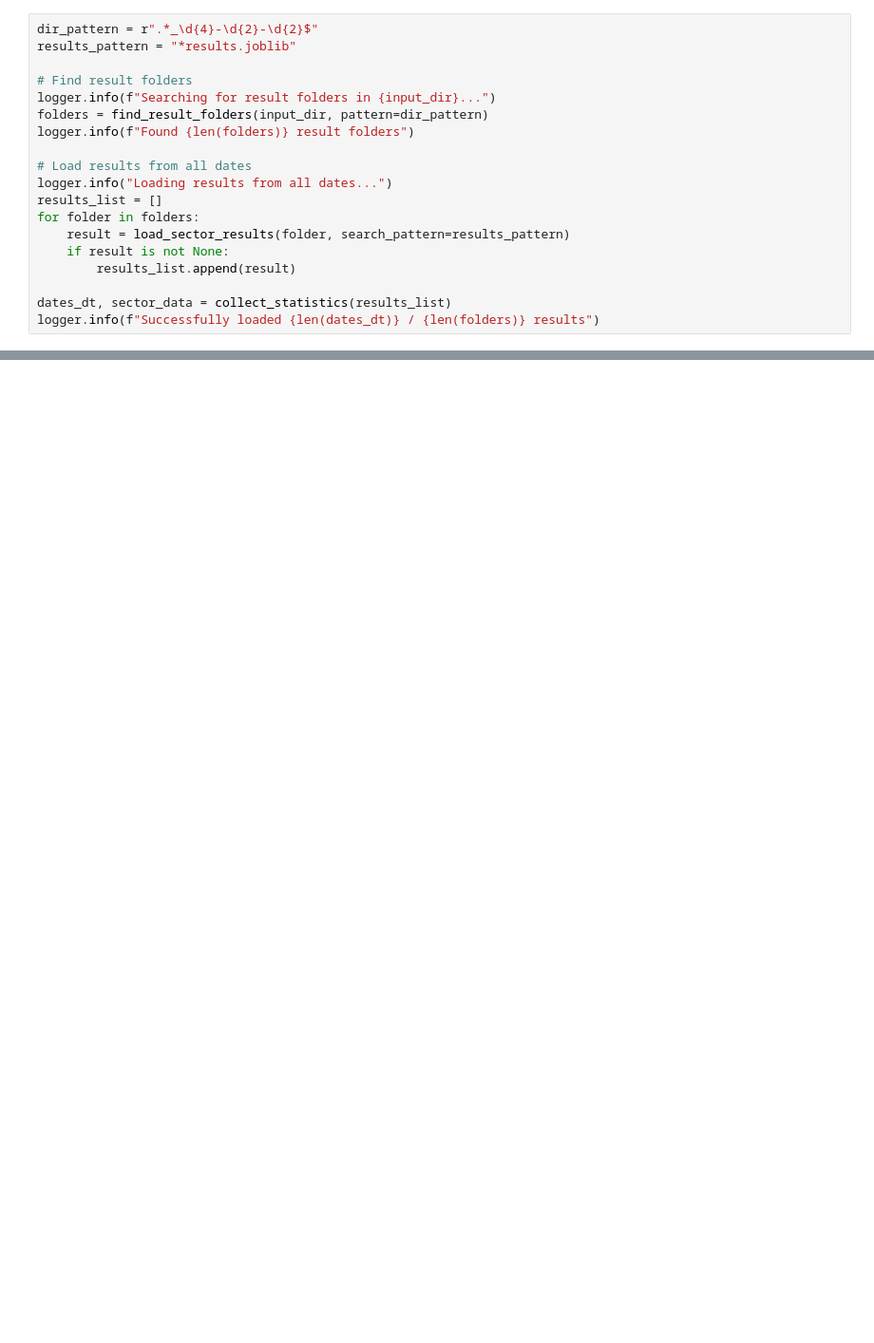
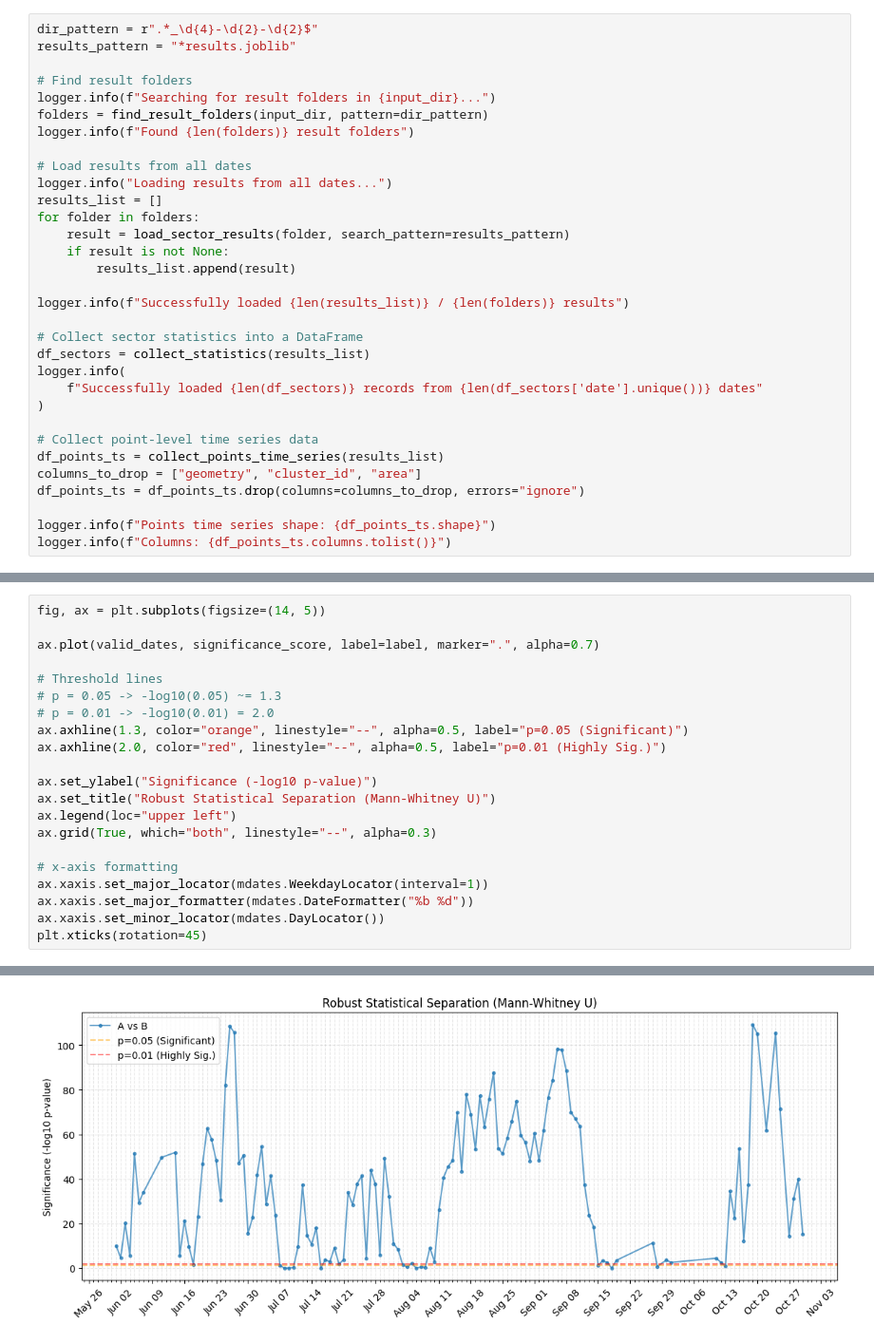
Before and after one commit to franioli/ppcx-domains, a Jupyter notebook: analyze_sectors_ts.ipynb, the cells around one changed output, grey strips where cells are left out. Shown at 95% size. Saved outputs shown, nothing was run; the diff lists cells and outputs as text; blank space fills up the shorter version.

```diff
--- a/analyze_sectors_ts.ipynb
+++ b/analyze_sectors_ts.ipynb
@@ -280,6 +276,19 @@ for folder in folders:
     if result is not None:
         results_list.append(result)
 
-dates_dt, sector_data = collect_statistics(results_list)
-logger.info(f"Successfully loaded {len(dates_dt)} / {len(folders)} results")
+logger.info(f"Successfully loaded {len(results_list)} / {len(folders)} results")
+
+# Collect sector statistics into a DataFrame
+df_sectors = collect_statistics(results_list)
+logger.info(
+    f"Successfully loaded {len(df_sectors)} records from {len(df_sectors['date'].unique())} dates"
+)
+
+# Collect point-level time series data
+df_points_ts = collect_points_time_series(results_list)
+columns_to_drop = ["geometry", "cluster_id", "area"]
+df_points_ts = df_points_ts.drop(columns=columns_to_drop, errors="ignore")
+
+logger.info(f"Points time series shape: {df_points_ts.shape}")
+logger.info(f"Columns: {df_points_ts.columns.tolist()}")
 # %% [output]
@@ -390,0 +659,22 @@ logger.info(f"Saved velocity time series to {output_path}")
+# %%
+fig, ax = plt.subplots(figsize=(14, 5))
+
+ax.plot(valid_dates, significance_score, label=label, marker=".", alpha=0.7)
+
+# Threshold lines
+# p = 0.05 -> -log10(0.05) ~= 1.3
+# p = 0.01 -> -log10(0.01) = 2.0
+ax.axhline(1.3, color="orange", linestyle="--", alpha=0.5, label="p=0.05 (Significant)")
+ax.axhline(2.0, color="red", linestyle="--", alpha=0.5, label="p=0.01 (Highly Sig.)")
+
+ax.set_ylabel("Significance (-log10 p-value)")
+ax.set_title("Robust Statistical Separation (Mann-Whitney U)")
+ax.legend(loc="upper left")
+ax.grid(True, which="both", linestyle="--", alpha=0.3)
+
+# x-axis formatting
+ax.xaxis.set_major_locator(mdates.WeekdayLocator(interval=1))
+ax.xaxis.set_major_formatter(mdates.DateFormatter("%b %d"))
+ax.xaxis.set_minor_locator(mdates.DayLocator())
+plt.xticks(rotation=45)
+# %% [output]
@@ -390,0 +698 @@ logger.info(f"Saved velocity time series to {output_path}")
+[figure, added]
```
Also changed, not shown: parts of 17 cells of this notebook, 3 other files.
